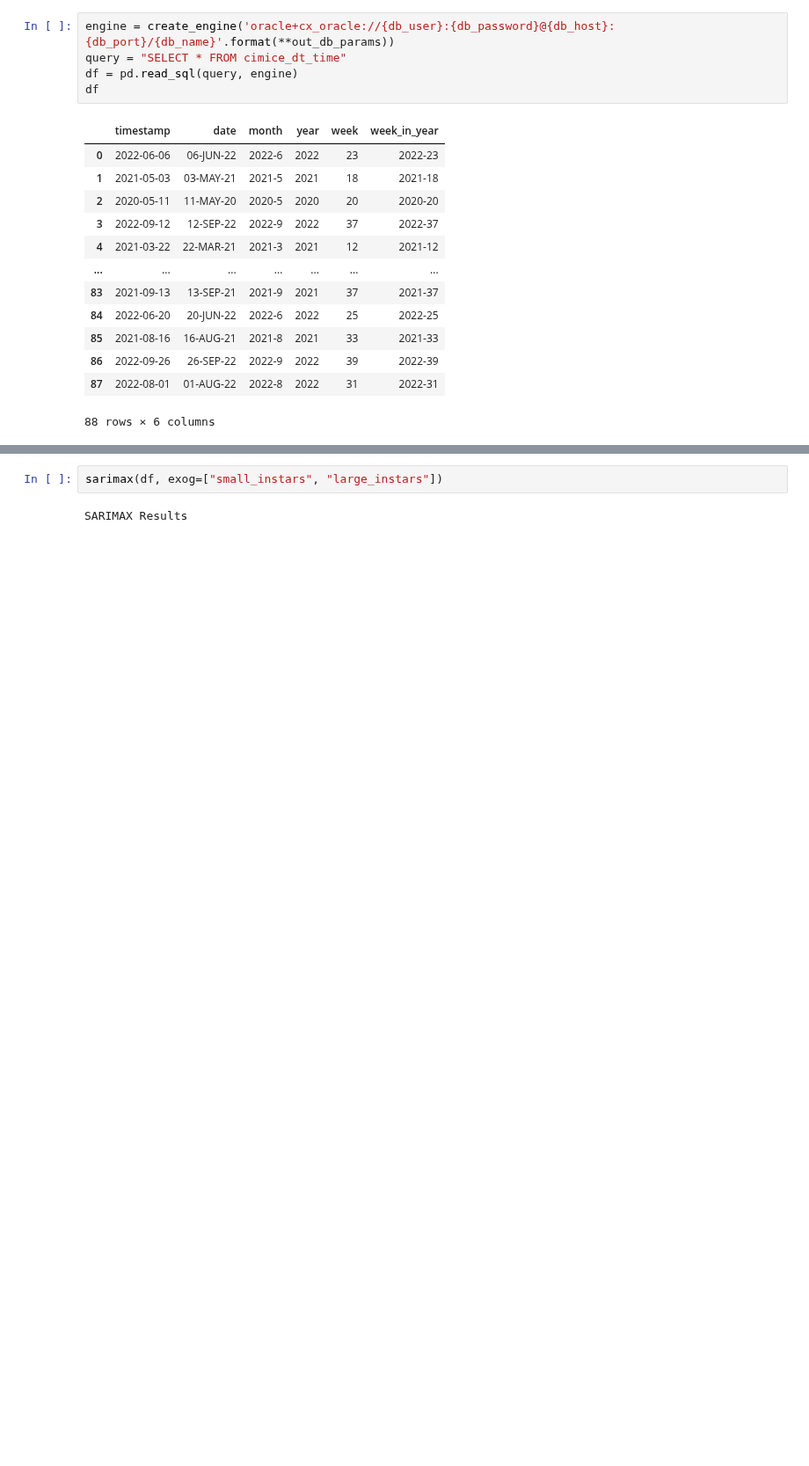
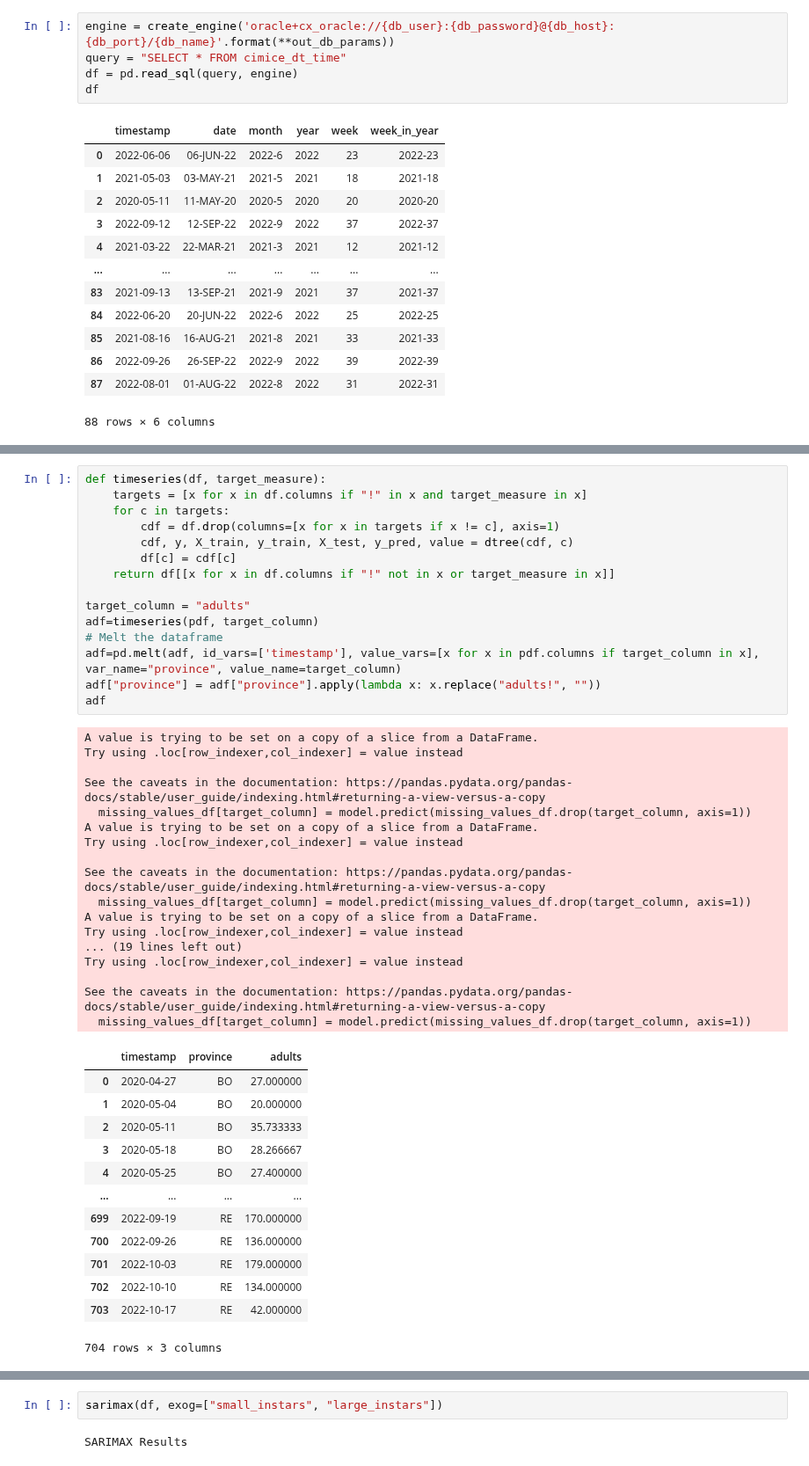
Before and after one commit to big-unibo/explain, a Jupyter notebook: intentional/src/main/python/predict.ipynb, the cells around one changed output, grey strips where cells are left out. Shown at 88% size. Drawn from its saved outputs; the diff is of its cells as text; blank space fills up the shorter version.

```diff
--- a/intentional/src/main/python/predict.ipynb
+++ b/intentional/src/main/python/predict.ipynb
@@ -142,3 +235,49 @@ memory usage: 14.1+ KB
+# %%
+def timeseries(df, target_measure):
+    targets = [x for x in df.columns if "!" in x and target_measure in x]
+    for c in targets:
+        cdf = df.drop(columns=[x for x in targets if x != c], axis=1)
+        cdf, y, X_train, y_train, X_test, y_pred, value = dtree(cdf, c)
+        df[c] = cdf[c]
+    return df[[x for x in df.columns if "!" not in x or target_measure in x]]
+
+target_column = "adults"
+adf=timeseries(pdf, target_column)
+# Melt the dataframe
+adf=pd.melt(adf, id_vars=['timestamp'], value_vars=[x for x in pdf.columns if target_column in x], var_name="province", value_name=target_column)
+adf["province"] = adf["province"].apply(lambda x: x.replace("adults!", ""))
+adf
+# %% [output]
+A value is trying to be set on a copy of a slice from a DataFrame.
+Try using .loc[row_indexer,col_indexer] = value instead
+
+See the caveats in the documentation: https://pandas.pydata.org/pandas-docs/stable/user_guide/indexing.html#returning-a-view-versus-a-copy
+  missing_values_df[target_column] = model.predict(missing_values_df.drop(target_column, axis=1))
+A value is trying to be set on a copy of a slice from a DataFrame.
+Try using .loc[row_indexer,col_indexer] = value instead
+
+See the caveats in the documentation: https://pandas.pydata.org/pandas-docs/stable/user_guide/indexing.html#returning-a-view-versus-a-copy
+  missing_values_df[target_column] = model.predict(missing_values_df.drop(target_column, axis=1))
+A value is trying to be set on a copy of a slice from a DataFrame.
+Try using .loc[row_indexer,col_indexer] = value instead
+... (19 lines left out)
+Try using .loc[row_indexer,col_indexer] = value instead
+
+See the caveats in the documentation: https://pandas.pydata.org/pandas-docs/stable/user_guide/indexing.html#returning-a-view-versus-a-copy
+  missing_values_df[target_column] = model.predict(missing_values_df.drop(target_column, axis=1))
+|  | timestamp | province | adults |
+| 0 | 2020-04-27 | BO | 27.000000 |
+| 1 | 2020-05-04 | BO | 20.000000 |
+| 2 | 2020-05-11 | BO | 35.733333 |
+| 3 | 2020-05-18 | BO | 28.266667 |
+| 4 | 2020-05-25 | BO | 27.400000 |
+| ... | ... | ... | ... |
+| 699 | 2022-09-19 | RE | 170.000000 |
+| 700 | 2022-09-26 | RE | 136.000000 |
+| 701 | 2022-10-03 | RE | 179.000000 |
+| 702 | 2022-10-10 | RE | 134.000000 |
+| 703 | 2022-10-17 | RE | 42.000000 |
+704 rows × 3 columns
 # %%
 from statsmodels.tsa.statespace.sarimax import SARIMAX
 import matplotlib.pyplot as plt
```
Also changed, not shown: parts of 9 cells of this notebook.
